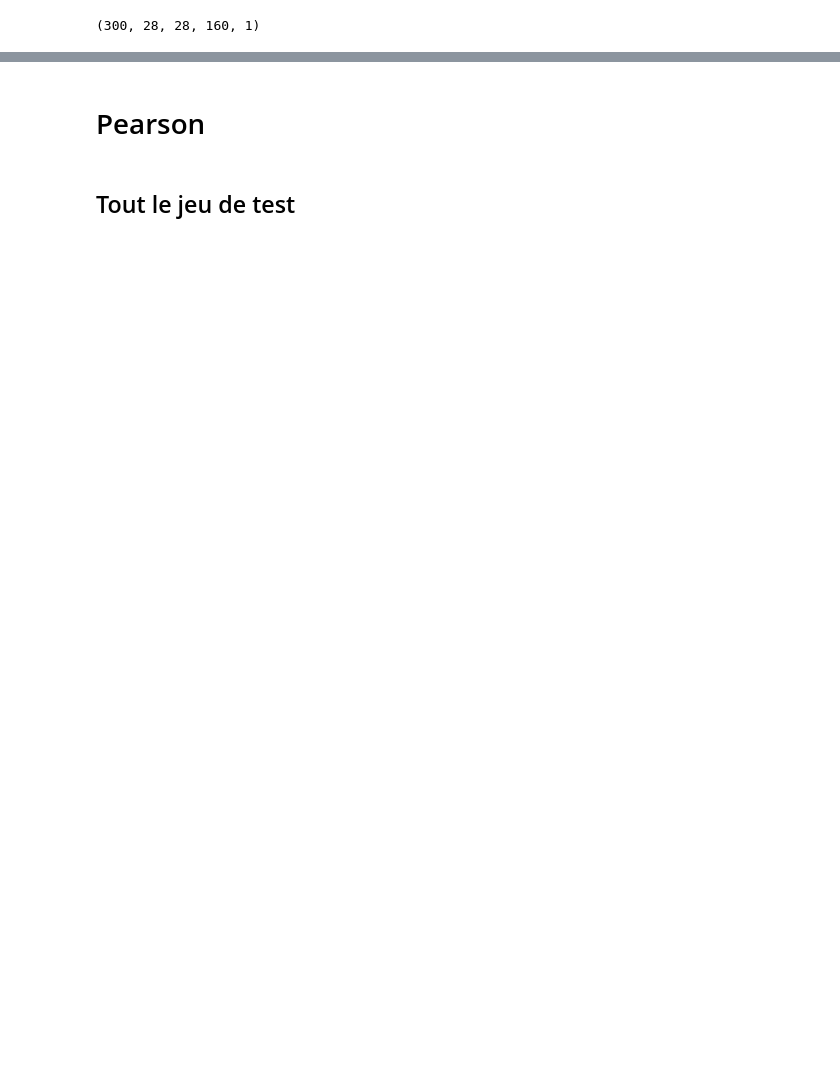
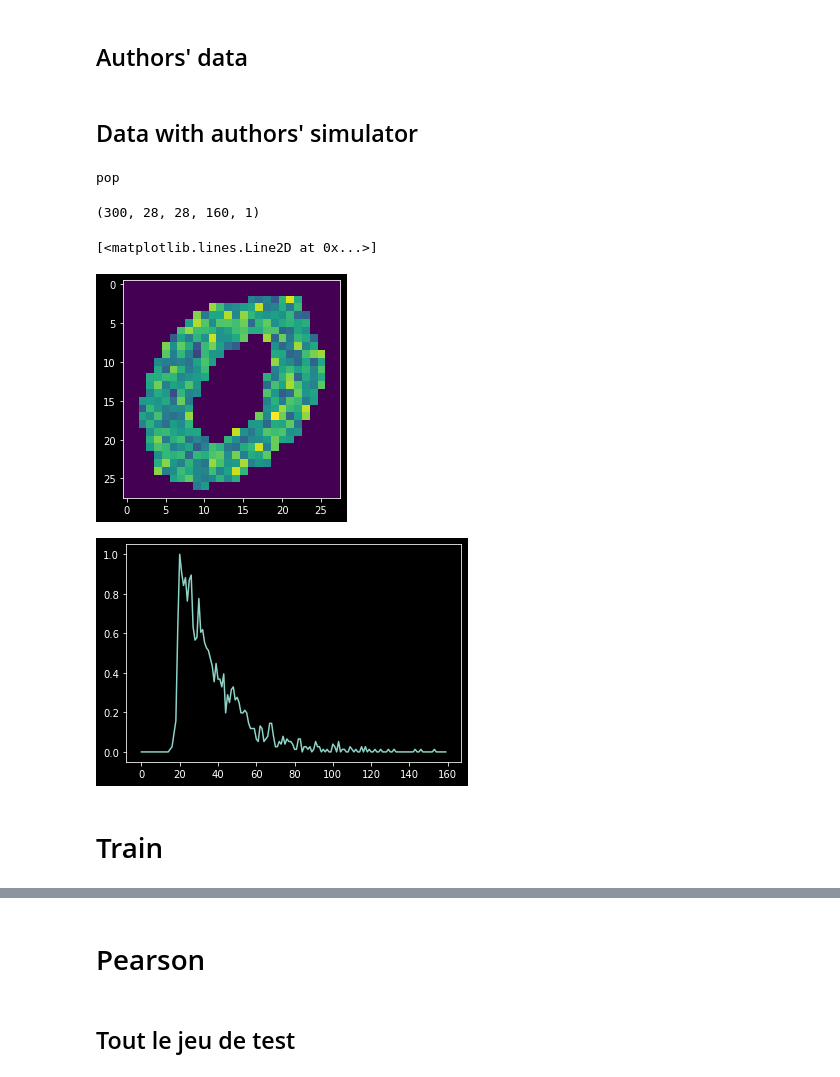
Before and after one commit to AntoineOllier/DL4FLI, a Jupyter notebook: FLINET_ex/DL4FLI_3DCNN.ipynb, the cells around one changed output, grey strips where cells are left out. Drawn from its saved outputs; the diff is of its cells as text; code cells hidden in the pictures; blank space fills up the shorter version.

Commit message:
Train on Author's simulator

```diff
--- a/FLINET_ex/DL4FLI_3DCNN.ipynb
+++ b/FLINET_ex/DL4FLI_3DCNN.ipynb
@@ -24 +28,3 @@ plt.style.use('dark_background')
+# %% [markdown]
+## Authors' data
 # %%
@@ -61,8 +70,62 @@ tpsfD =  np.moveaxis(tpsfD, 1, -2)
+# %% [markdown]
+## Data with authors' simulator
+# %%
+if given == False:
+        print("pop")
+        #f_data = '.../trainData' # Directory with trainging data
+        f_data = "/home/antoine/Documents/Code/DL4FLI/FLINET_ex/dataset/authors_like_train.h5"
+
+        nTG = 160 # Number of time-points
+        xX = 28
+        yY = 28
+        numS = 300
+
+        tpsfD = np.ndarray(
+                (numS, int(xX), int(yY), int(nTG), int(1)), dtype=np.float32
+                )
+        t1 = np.ndarray(
+                (numS, int(xX), int(yY), int(1)), dtype=np.float32
+                )
+        t2 = np.ndarray(
+                (numS, int(xX), int(yY), int(1)), dtype=np.float32
+                )
+        tR = np.ndarray(
+                (numS, int(xX), int(yY), int(1)), dtype=np.float32
+                )
+
+
+        # Save values to respective mapping
+        f = h5py.File(f_data,'r')
+        tpsfD[:,:,:,:,0] = f.get('sigD')
+        f = h5py.File(f_data,'r')
+        t1[:,:,:,0] = f.get('t1')
+        f = h5py.File(f_data,'r')
+        t2[:,:,:,0] = f.get('t2')
+        f = h5py.File(f_data,'r')
+        tR[:,:,:,0] = f.get('rT')
+
+
+#tpsfD =  np.moveaxis(tpsfD, 1, -2)
+# %% [output]
+pop
 # %%
 # Ensure TPSF voxel shape is correct dimensionality (# samples, x, y, time-points, 1)
 tpsfD.shape
 # %% [output]
 (300, 28, 28, 160, 1)
+# %%
+nb = 0
+x = 2
+y = 21
+plt.imshow(tpsfD[nb,:,:,:,0].sum(axis = 2))
+plt.figure()
+plt.plot(tpsfD[nb,x,y,:,0])
+# %% [output]
+[<matplotlib.lines.Line2D at 0x...>]
+[figure, added]
+[figure, added]
+# %% [markdown]
+# Train
 # %%
 # Relevant resblock functions (Keras API)
 def resblock_2D(num_filters, size_filter, x):
```
Also changed, not shown: parts of 26 cells of this notebook, 28 other files.
